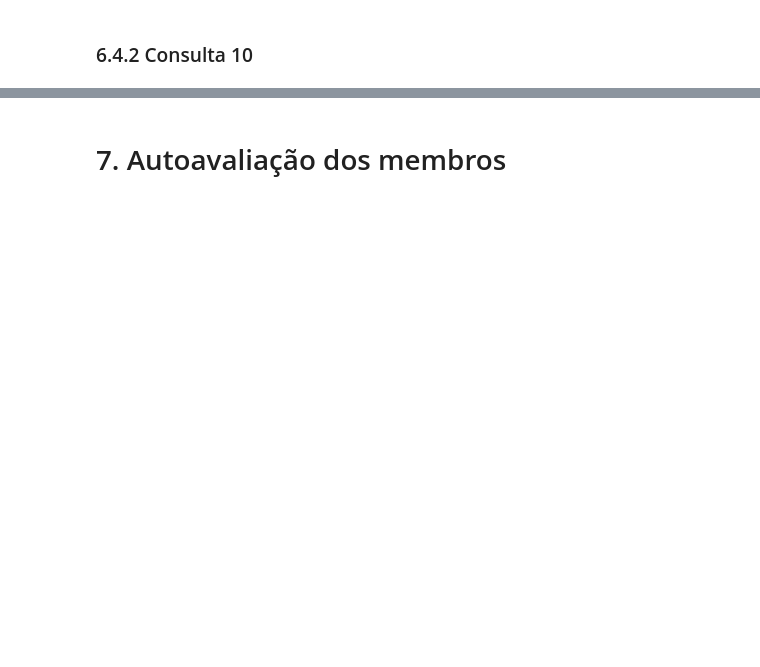
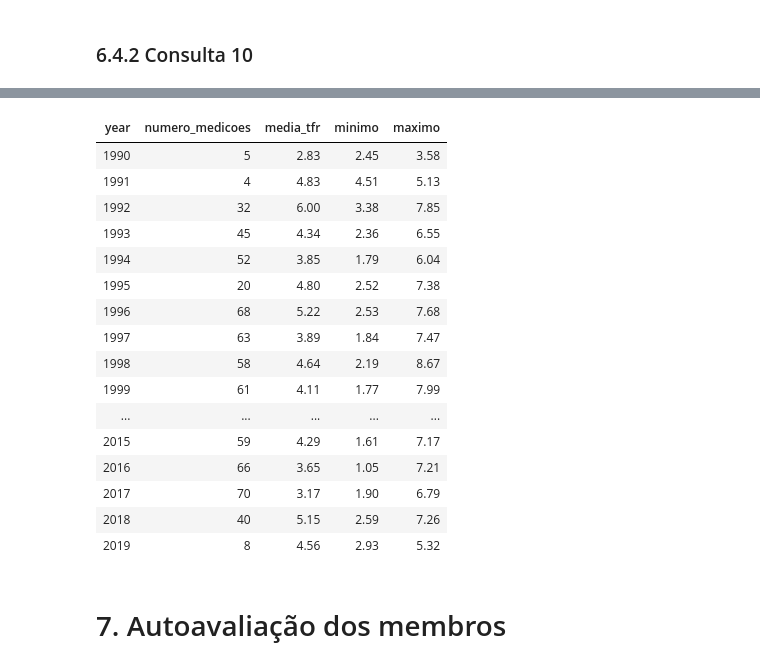
Before and after one commit to MariaEduardaSampaio/IBD-TP1, a Jupyter notebook: TP_IBD.ipynb, the cells around one changed output, grey strips where cells are left out. Drawn from its saved outputs; the diff is of its cells as text; code cells hidden in the pictures; blank space fills up the shorter version.

Commit message:
feat: adiciona as query para revisão

```diff
--- a/TP_IBD.ipynb
+++ b/TP_IBD.ipynb
@@ -414,2 +691,35 @@ pd.read_sql_query("""
+# %%
+query = """
+SELECT p.year, COUNT(*) AS numero_medicoes,
+       ROUND(AVG(m.value), 2) AS media_tfr,
+       ROUND(MIN(m.value), 2) AS minimo,
+       ROUND(MAX(m.value), 2) AS maximo
+FROM Medicao AS m
+JOIN Pesquisa AS p USING (SurveyId)
+JOIN Indicador AS i USING (indicator_code)
+WHERE i.indicator_code = 'FF_TFR'
+GROUP BY p.year
+ORDER BY p.year
+"""
+resultado = pd.read_sql_query(query, con)
+resultado
+# %% [output]
+| year | numero_medicoes | media_tfr | minimo | maximo |
+| 1990 | 5 | 2.83 | 2.45 | 3.58 |
+| 1991 | 4 | 4.83 | 4.51 | 5.13 |
+| 1992 | 32 | 6.00 | 3.38 | 7.85 |
+| 1993 | 45 | 4.34 | 2.36 | 6.55 |
+| 1994 | 52 | 3.85 | 1.79 | 6.04 |
+| 1995 | 20 | 4.80 | 2.52 | 7.38 |
+| 1996 | 68 | 5.22 | 2.53 | 7.68 |
+| 1997 | 63 | 3.89 | 1.84 | 7.47 |
+| 1998 | 58 | 4.64 | 2.19 | 8.67 |
+| 1999 | 61 | 4.11 | 1.77 | 7.99 |
+| ... | ... | ... | ... | ... |
+| 2015 | 59 | 4.29 | 1.61 | 7.17 |
+| 2016 | 66 | 3.65 | 1.05 | 7.21 |
+| 2017 | 70 | 3.17 | 1.90 | 6.79 |
+| 2018 | 40 | 5.15 | 2.59 | 7.26 |
+| 2019 | 8 | 4.56 | 2.93 | 5.32 |
 # %% [markdown]
 # 7. Autoavaliação dos membros
```
Also changed, not shown: parts of 19 cells of this notebook.
